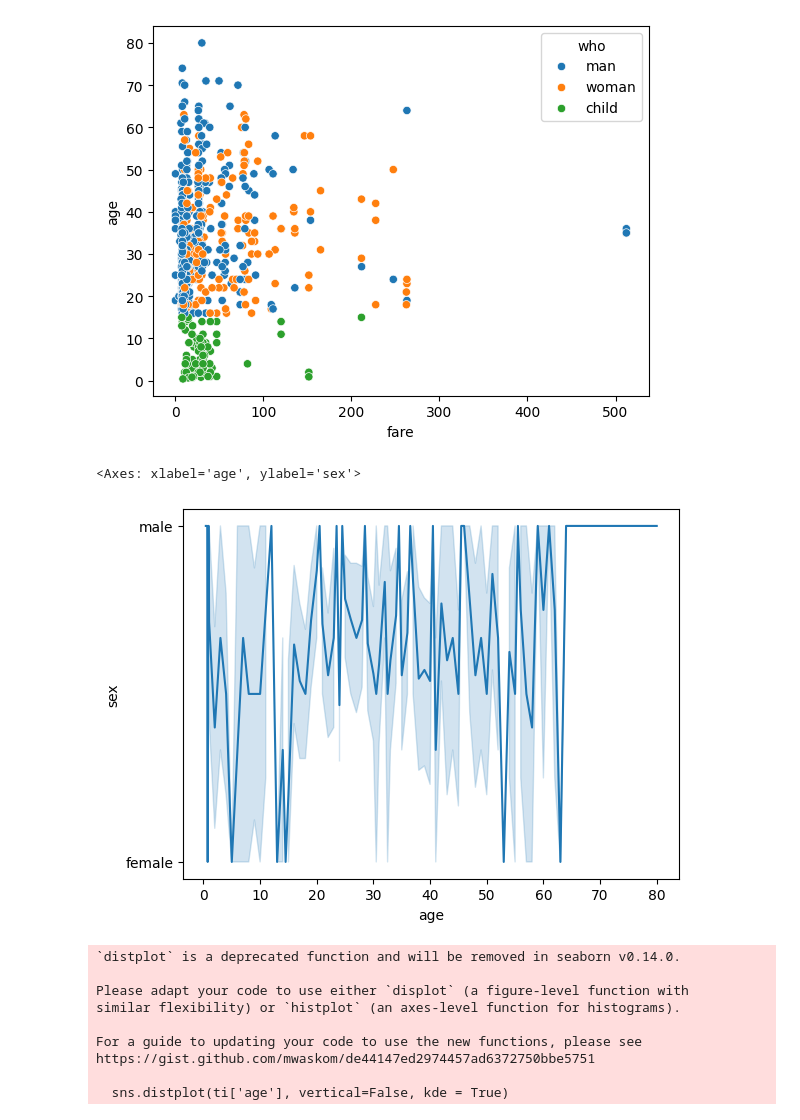
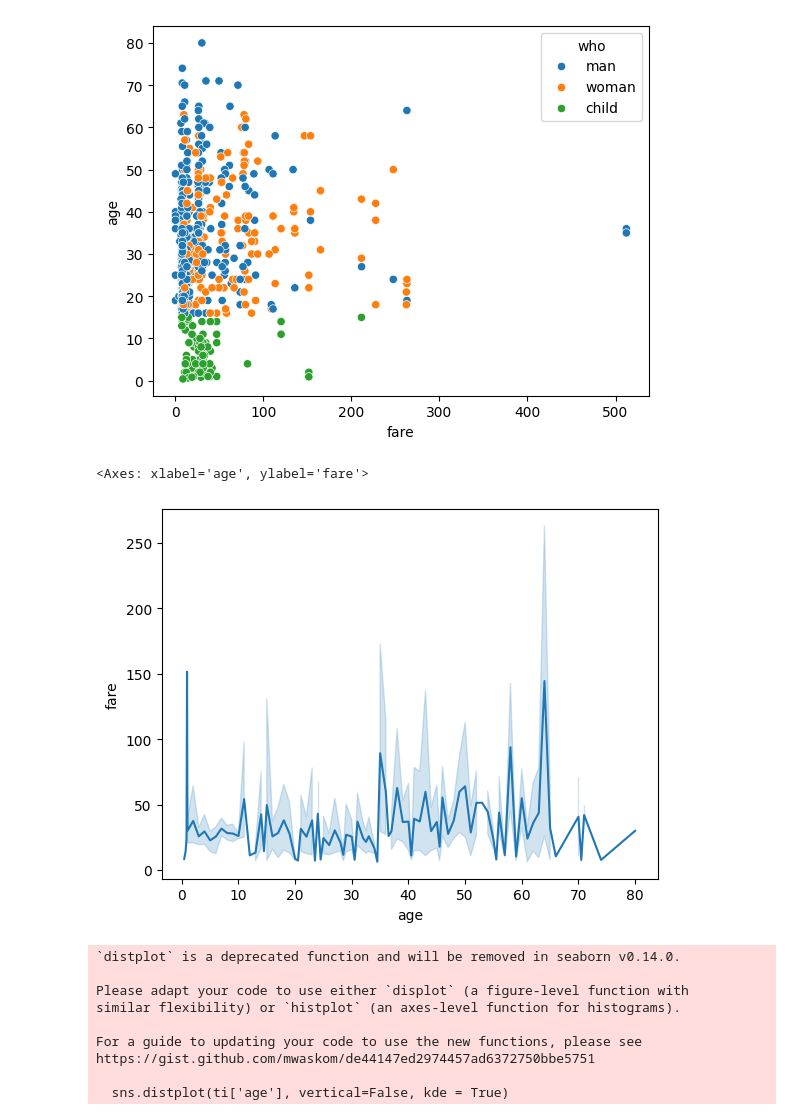
Before and after one commit to ReenuPEldhose/OpenAITraining, a Jupyter notebook: Sep24_002_EDA_Visuals.ipynb, the cells around one changed output. Drawn from its saved outputs; the diff is of its cells as text; code cells hidden in the pictures.

```diff
--- a/Sep24_002_EDA_Visuals.ipynb
+++ b/Sep24_002_EDA_Visuals.ipynb
@@ -283,11 +283,11 @@ sns.scatterplot(data= ti, x='fare', y='age', hue='who')
 <Axes: xlabel='fare', ylabel='age'>
 [figure]
 # %%
-#Line plot of Ag against Sex
-sns.lineplot(data = ti, x='age', y='sex')
+#Line plot of Ag vs Fare
+sns.lineplot(data = ti, x='age', y='fare')
 # %% [output]
-<Axes: xlabel='age', ylabel='sex'>
+<Axes: xlabel='age', ylabel='fare'>
-[figure, old version]
+[figure, new version]
 # %%
 #Distributed plot of Age
 sns.distplot(ti['age'], vertical=False, kde = True)
```
Also changed, not shown: parts of 3 cells of this notebook.
